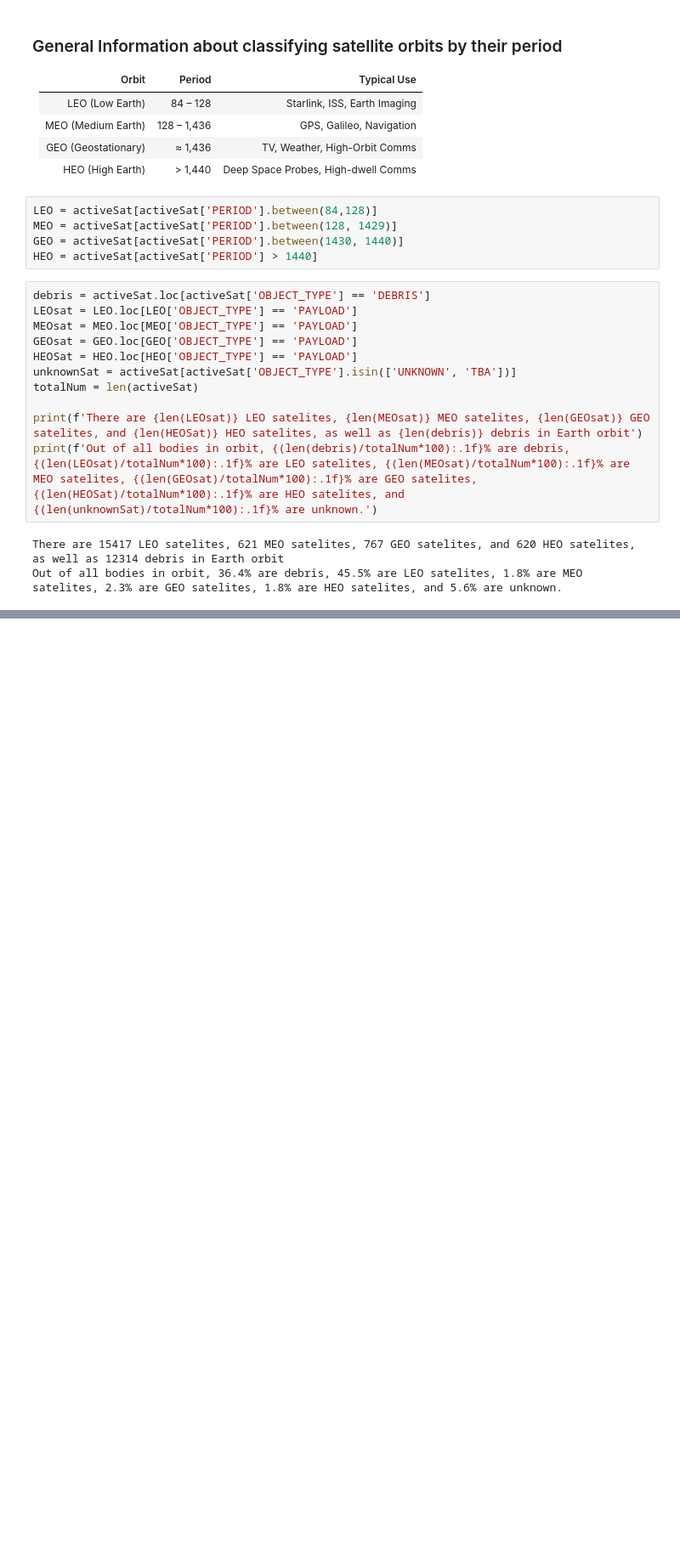
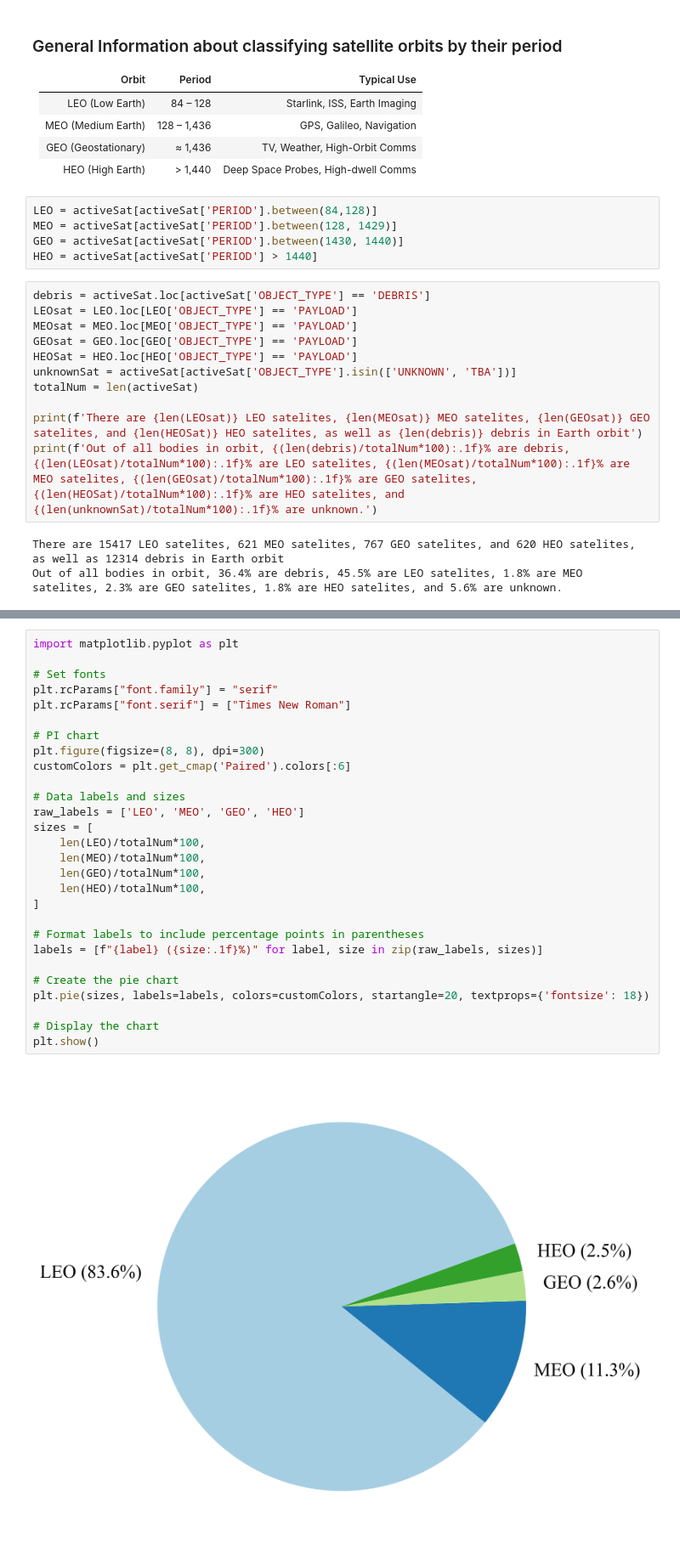
Before and after one commit to smumladze/Satellite-Classification, a Jupyter notebook: generalDataExploration.ipynb, the cells around one changed output, grey strips where cells are left out. Shown at 85% size. Cells and saved outputs as stored; diff of their text form; blank space fills up the shorter version.

```diff
--- a/generalDataExploration.ipynb
+++ b/generalDataExploration.ipynb
@@ -195,0 +196,30 @@ plt.show()
+# %%
+import matplotlib.pyplot as plt
+
+# Set fonts
+plt.rcParams["font.family"] = "serif"
+plt.rcParams["font.serif"] = ["Times New Roman"]
+
+# PI chart
+plt.figure(figsize=(8, 8), dpi=300)
+customColors = plt.get_cmap('Paired').colors[:6]
+
+# Data labels and sizes
+raw_labels = ['LEO', 'MEO', 'GEO', 'HEO']
+sizes = [
+    len(LEO)/totalNum*100,
+    len(MEO)/totalNum*100,
+    len(GEO)/totalNum*100,
+    len(HEO)/totalNum*100,
+]
+
+# Format labels to include percentage points in parentheses
+labels = [f"{label} ({size:.1f}%)" for label, size in zip(raw_labels, sizes)]
+
+# Create the pie chart
+plt.pie(sizes, labels=labels, colors=customColors, startangle=20, textprops={'fontsize': 18})
+
+# Display the chart
+plt.show()
+# %% [output]
+[figure, added]
```
Also changed, not shown: parts of 4 cells of this notebook, 4 other files.
